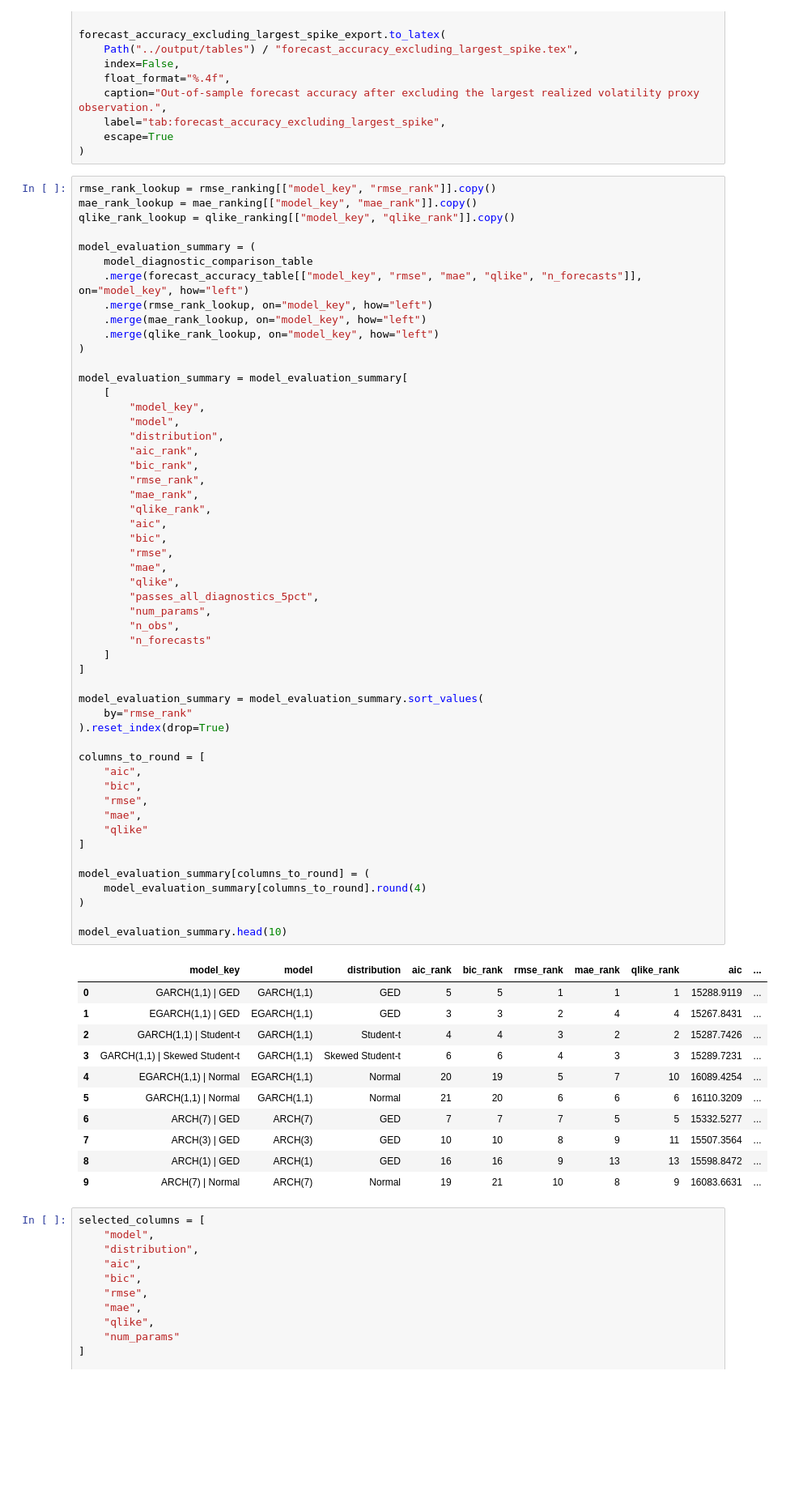
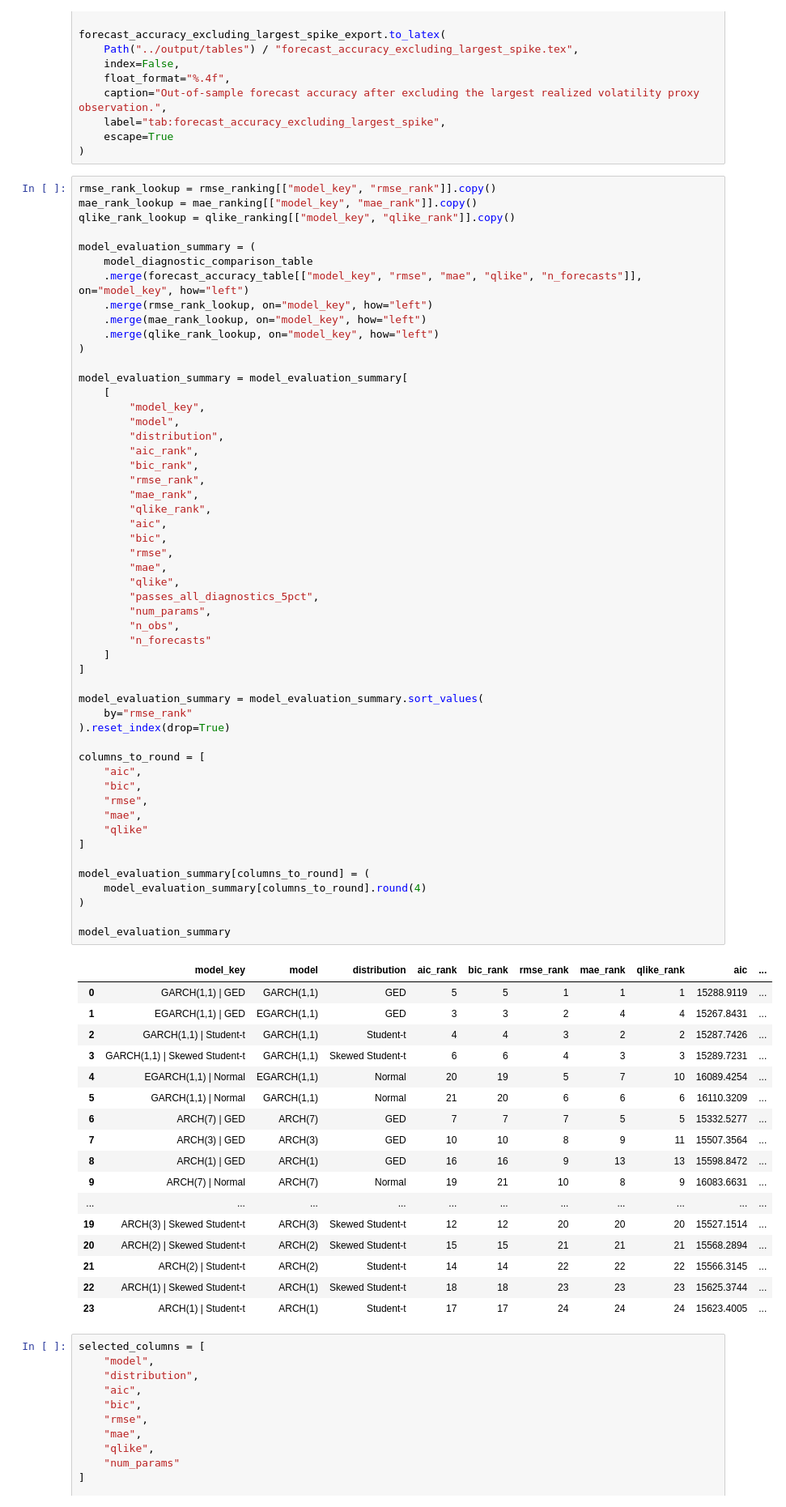
Before and after one commit to matthijs174/project, a Jupyter notebook: notebooks/02_model_estimation_and_forecasting.ipynb, the cells around one changed output. Shown at 81% size. Cells and saved outputs as stored; diff of their text form; blank space fills up the shorter version.

```diff
--- a/notebooks/02_model_estimation_and_forecasting.ipynb
+++ b/notebooks/02_model_estimation_and_forecasting.ipynb
@@ -1725,34 +1725,40 @@ model_evaluation_summary = model_evaluation_summary[
 ]
 
 model_evaluation_summary = model_evaluation_summary.sort_values(
     by="rmse_rank"
 ).reset_index(drop=True)
 
 columns_to_round = [
     "aic",
     "bic",
     "rmse",
     "mae",
     "qlike"
 ]
 
 model_evaluation_summary[columns_to_round] = (
     model_evaluation_summary[columns_to_round].round(4)
 )
 
-model_evaluation_summary.head(10)
+model_evaluation_summary
 # %% [output]
 |  | model_key | model | distribution | aic_rank | bic_rank | rmse_rank | mae_rank | qlike_rank | aic | ... |
 | 0 | GARCH(1,1) | GED | GARCH(1,1) | GED | 5 | 5 | 1 | 1 | 1 | 15288.9119 | ... |
 | 1 | EGARCH(1,1) | GED | EGARCH(1,1) | GED | 3 | 3 | 2 | 4 | 4 | 15267.8431 | ... |
 | 2 | GARCH(1,1) | Student-t | GARCH(1,1) | Student-t | 4 | 4 | 3 | 2 | 2 | 15287.7426 | ... |
 | 3 | GARCH(1,1) | Skewed Student-t | GARCH(1,1) | Skewed Student-t | 6 | 6 | 4 | 3 | 3 | 15289.7231 | ... |
 | 4 | EGARCH(1,1) | Normal | EGARCH(1,1) | Normal | 20 | 19 | 5 | 7 | 10 | 16089.4254 | ... |
 | 5 | GARCH(1,1) | Normal | GARCH(1,1) | Normal | 21 | 20 | 6 | 6 | 6 | 16110.3209 | ... |
 | 6 | ARCH(7) | GED | ARCH(7) | GED | 7 | 7 | 7 | 5 | 5 | 15332.5277 | ... |
 | 7 | ARCH(3) | GED | ARCH(3) | GED | 10 | 10 | 8 | 9 | 11 | 15507.3564 | ... |
 | 8 | ARCH(1) | GED | ARCH(1) | GED | 16 | 16 | 9 | 13 | 13 | 15598.8472 | ... |
 | 9 | ARCH(7) | Normal | ARCH(7) | Normal | 19 | 21 | 10 | 8 | 9 | 16083.6631 | ... |
+| ... | ... | ... | ... | ... | ... | ... | ... | ... | ... | ... |
+| 19 | ARCH(3) | Skewed Student-t | ARCH(3) | Skewed Student-t | 12 | 12 | 20 | 20 | 20 | 15527.1514 | ... |
+| 20 | ARCH(2) | Skewed Student-t | ARCH(2) | Skewed Student-t | 15 | 15 | 21 | 21 | 21 | 15568.2894 | ... |
+| 21 | ARCH(2) | Student-t | ARCH(2) | Student-t | 14 | 14 | 22 | 22 | 22 | 15566.3145 | ... |
+| 22 | ARCH(1) | Skewed Student-t | ARCH(1) | Skewed Student-t | 18 | 18 | 23 | 23 | 23 | 15625.3744 | ... |
+| 23 | ARCH(1) | Student-t | ARCH(1) | Student-t | 17 | 17 | 24 | 24 | 24 | 15623.4005 | ... |
 # %%
 selected_columns = [
     "model",
```
